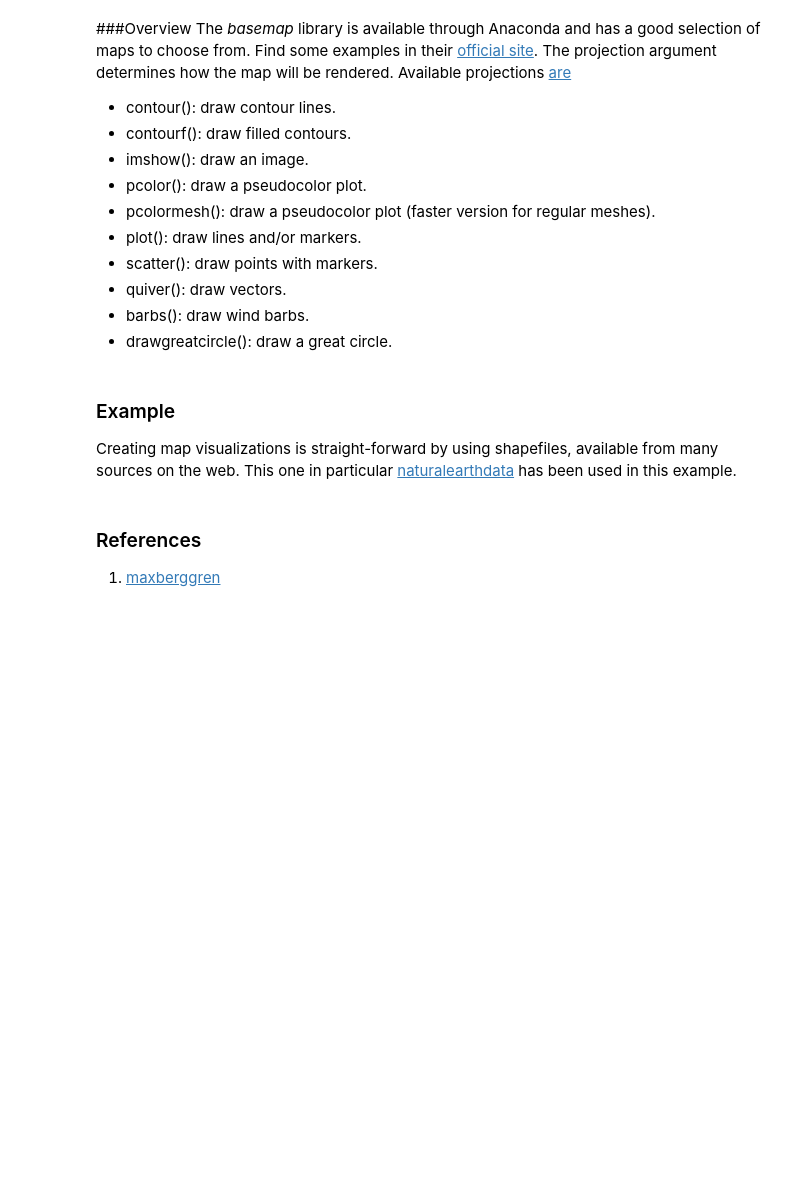
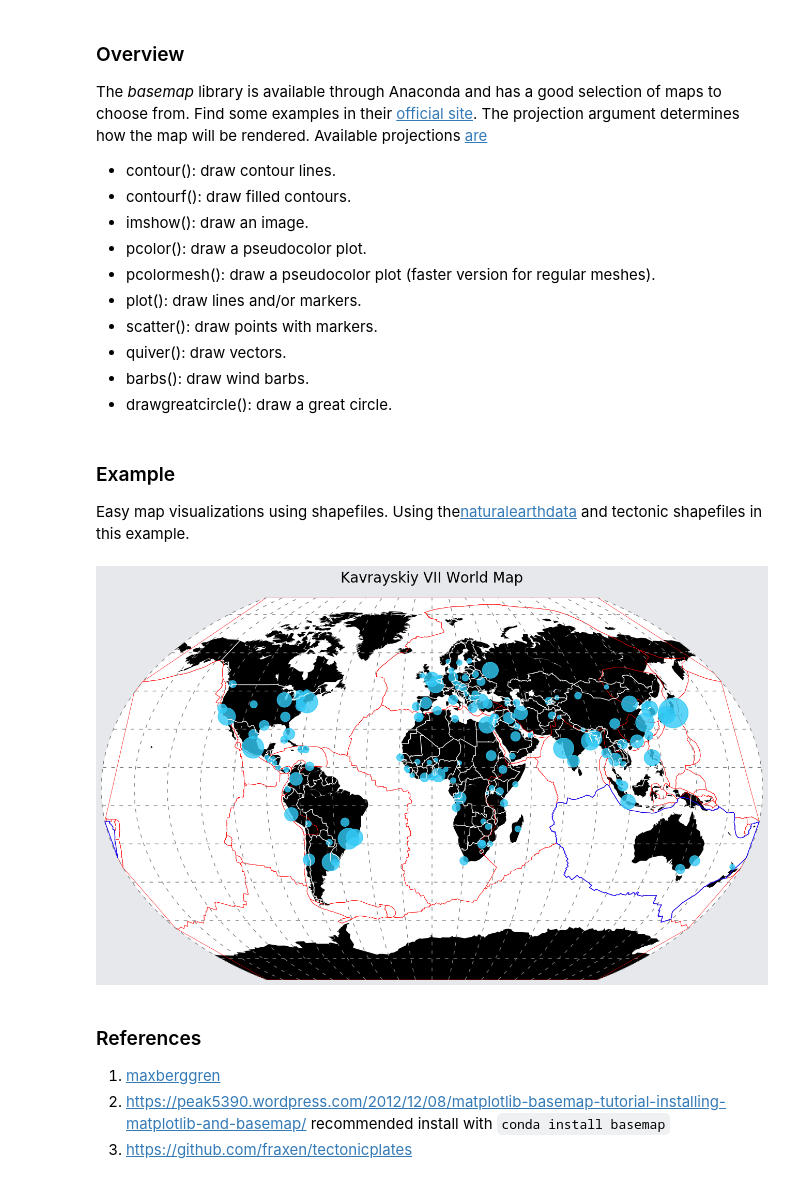
Before and after one commit to cdvel/jupyter-notebooks, a Jupyter notebook: Visualizations-Mapping with Basemap.ipynb, the cells around one changed output. Cells and saved outputs as stored; diff of their text form; code cells hidden in the pictures; blank space fills up the shorter version.

Commit message:
Add shapefiles and fix paths

```diff
--- a/Visualizations-Mapping with Basemap.ipynb
+++ b/Visualizations-Mapping with Basemap.ipynb
@@ -1,5 +1,5 @@
 # %% [markdown]
-###Overview
+### Overview
 The *basemap* library is available through Anaconda and has a good selection of maps to choose from. Find some examples in their [official site](http://matplotlib.org/basemap/users/examples.html). The projection argument determines how the map will be rendered. Available projections [are](http://matplotlib.org/basemap/users/mapsetup.html)
 
 - contour(): draw contour lines.
@@ -14,14 +14,14 @@ The *basemap* library is available through Anaconda and has a good selection of
 - drawgreatcircle(): draw a great circle.
 # %% [markdown]
 ### Example
-Creating map visualizations is straight-forward by using shapefiles, available from many sources on the web. This one in particular  [naturalearthdata](http://www.naturalearthdata.com/downloads/110m-cultural-vectors/110m-populated-places/) has been used in this example.
+Easy map visualizations using shapefiles. Using the[naturalearthdata](http://www.naturalearthdata.com/downloads/110m-cultural-vectors/110m-populated-places/) and tectonic shapefiles in this example.
 # %%
 import numpy as np
 import matplotlib.pyplot as plt
 
 from mpl_toolkits.basemap import Basemap
 
-map_shapefile = 'shapefiles/ne_110m_populated_places/ne_110m_populated_places'
+map_shapefile = 'shapefiles/ne_110m_populated_places'
 
 b_map = Basemap(resolution='c',
                 projection='kav7',
@@ -103,33 +103,37 @@ b_map.readshapefile('shapefiles/tectonicplates/PB2002_plates',
                name='tectonic_plates',
                drawbounds=True,
                color='red')
 
 
 # to mark a particular plate 'Australia' in blue color
 for info, shape in zip(b_map.tectonic_plates_info, b_map.tectonic_plates):
     if info['PlateName'] == "Australia":
         x, y = zip(*shape)
         b_map.plot(x, y, marker=None, color='b')
 
 
 plt.show()
 
 
 # or fill in the plate
 patches = []
 for info, shape in zip(b_map.tectonic_plates_info, b_map.tectonic_plates):
     if info['PlateName'] == "Australia":
         patches.append(Polygon(np.array(shape), True))
 
 #axis defined at the  beginning
 ax.add_collection(PatchCollection(patches,
                                   facecolor='#32caf6',
                                   edgecolor='none',
                                   linewidths=1.,
                                   alpha=0.5,
                                   zorder=1))
 
 plt.show()
+# %% [output]
+[figure, added]
 # %% [markdown]
 ### References
 1. [maxberggren](http://maxberggren.github.io/2015/08/04/basemap/)
+2. https://peak5390.wordpress.com/2012/12/08/matplotlib-basemap-tutorial-installing-matplotlib-and-basemap/ recommended install with `conda install basemap`
+3. https://github.com/fraxen/tectonicplates
```
Also changed, not shown: 7 other files.
